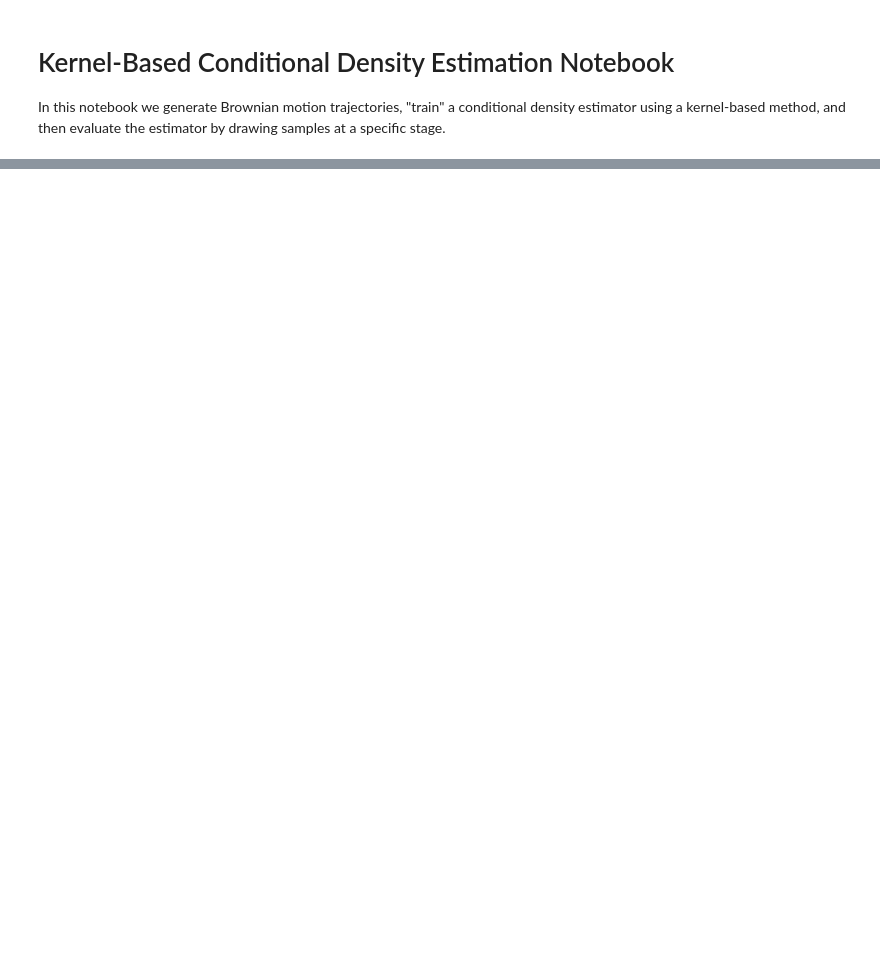
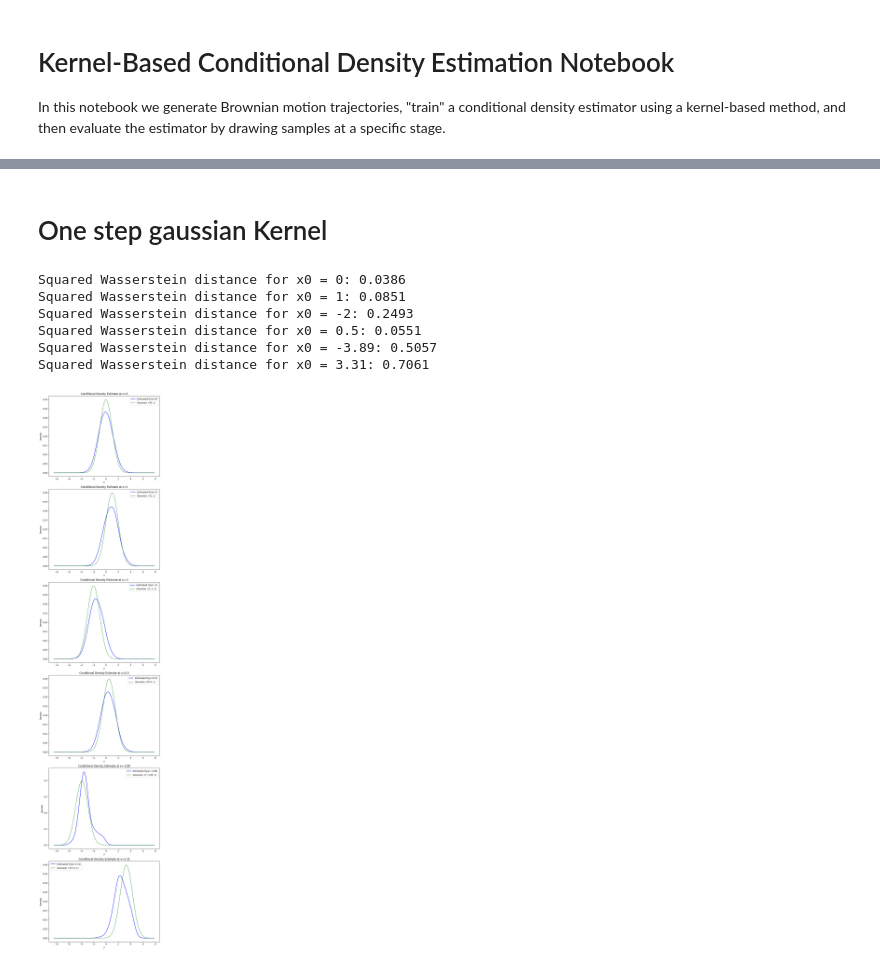
Before and after one commit to rubenbonto/AWD_numerics, a Jupyter notebook: Notebooks/Exemple CDE/exemple_CD_nonparam.ipynb, the cells around one changed output, grey strips where cells are left out. Cells and saved outputs as stored; diff of their text form; code cells hidden in the pictures; blank space fills up the shorter version.

```diff
--- a/Notebooks/Exemple CDE/exemple_CD_nonparam.ipynb
+++ b/Notebooks/Exemple CDE/exemple_CD_nonparam.ipynb
@@ -131,0 +69,60 @@ Squared Wasserstein distance for x0 = 0.75: 0.0471
+# %% [markdown]
+# One step gaussian Kernel
+# %%
+# Create subplots
+fig, axs = plt.subplots(len(x_values), 1, figsize=(8, 6 * len(x_values)))
+if not isinstance(axs, np.ndarray):
+    axs = [axs]
+
+# Create a grid for u values to compute quantile functions
+u_grid = np.linspace(0, 1, 2000)
+
+# Loop over each x_0 value
+for i, x0 in enumerate(x_values):
+
+    # Estimate the conditional density f(y|x0) with a gaussian kernel
+    f_cond = estimate_conditional_density_one_step(data, x0, bandwidth_joint, bandwidth_marginal, y_grid, kernel='gaussian')
+
+    # Compute Gaussian distribution centered at x0 with variance = 1
+    gaussian = norm.pdf(y_grid, loc=x0, scale=1)
+
+    # Plot the estimated conditional density
+    axs[i].plot(y_grid, f_cond, label=f"Estimated f(y|x={x0})", color='b')
+    # Plot Gaussian distribution
+    axs[i].plot(y_grid, gaussian, 'g--', label=f"Gaussian $\\mathcal{{N}}({x0},1)$")
+    axs[i].set_title(f"Conditional Density Estimate at x={x0}")
+    axs[i].set_xlabel("y")
+    axs[i].set_ylabel("Density")
+    axs[i].legend()
+
+    # Compute the cumulative distribution functions (CDFs) from the densities
+    dx = y_grid[1] - y_grid[0]
+    cdf_est = np.cumsum(f_cond) * dx
+    cdf_true = np.cumsum(gaussian) * dx
+
+    # Make sure the CDFs start at 0 and end at 1 for proper inversion.
+    cdf_est[0] = 0.0
+    cdf_est[-1] = 1.0
+    cdf_true[0] = 0.0
+    cdf_true[-1] = 1.0
+
+    # Compute the quantile functions via interpolation
+    Q_est = np.interp(u_grid, cdf_est, y_grid)
+    Q_true = np.interp(u_grid, cdf_true, y_grid)
+
+    # Compute the squared 2-Wasserstein distance via numerical integration -> not 100% sure about this
+    W2_squared = np.trapz((Q_est - Q_true)**2, u_grid)
+
+    # Print the squared Wasserstein distance for this x0 value
+    print(f"Squared Wasserstein distance for x0 = {x0}: {W2_squared:.4f}")
+
+plt.tight_layout()
+plt.show()
+# %% [output]
+Squared Wasserstein distance for x0 = 0: 0.0386
+Squared Wasserstein distance for x0 = 1: 0.0851
+Squared Wasserstein distance for x0 = -2: 0.2493
+Squared Wasserstein distance for x0 = 0.5: 0.0551
+Squared Wasserstein distance for x0 = -3.89: 0.5057
+Squared Wasserstein distance for x0 = 3.31: 0.7061
+[figure, added]
```
Also changed, not shown: parts of 12 cells of this notebook, 32 other files.
